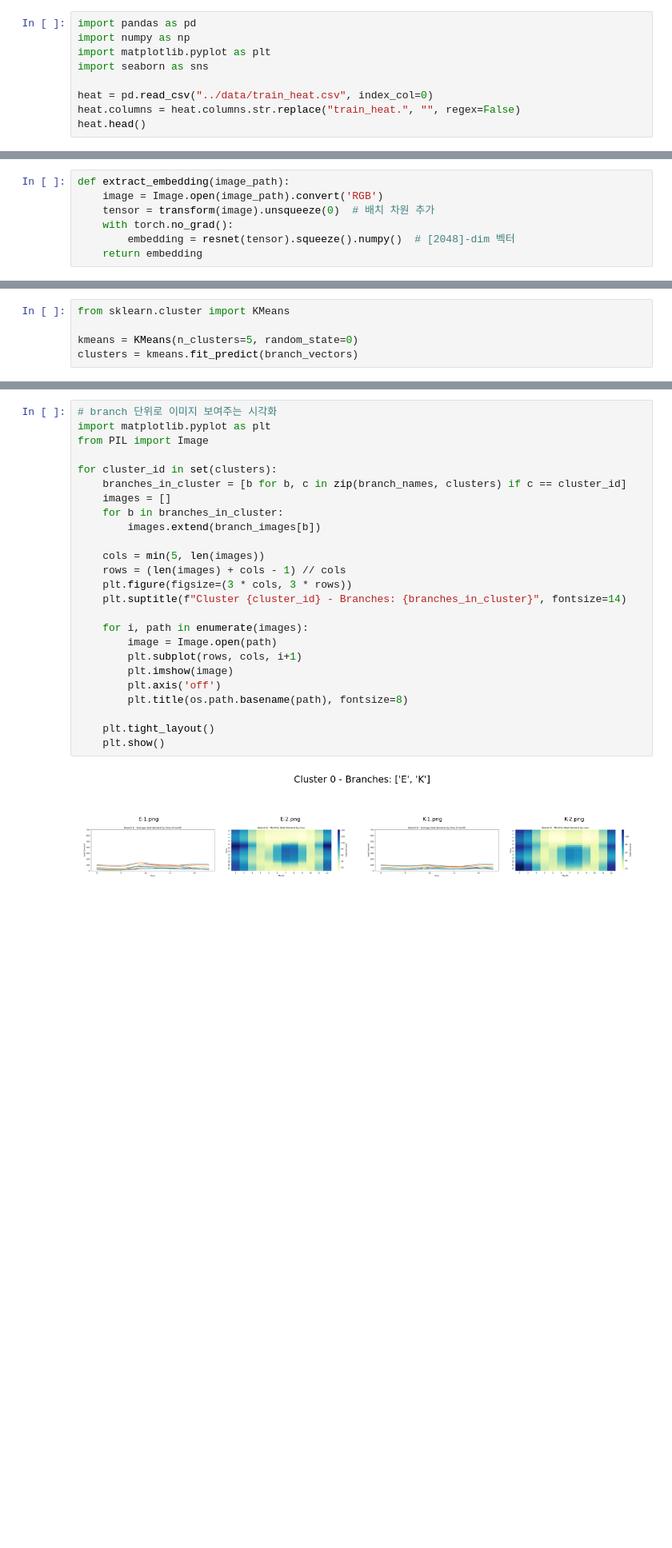
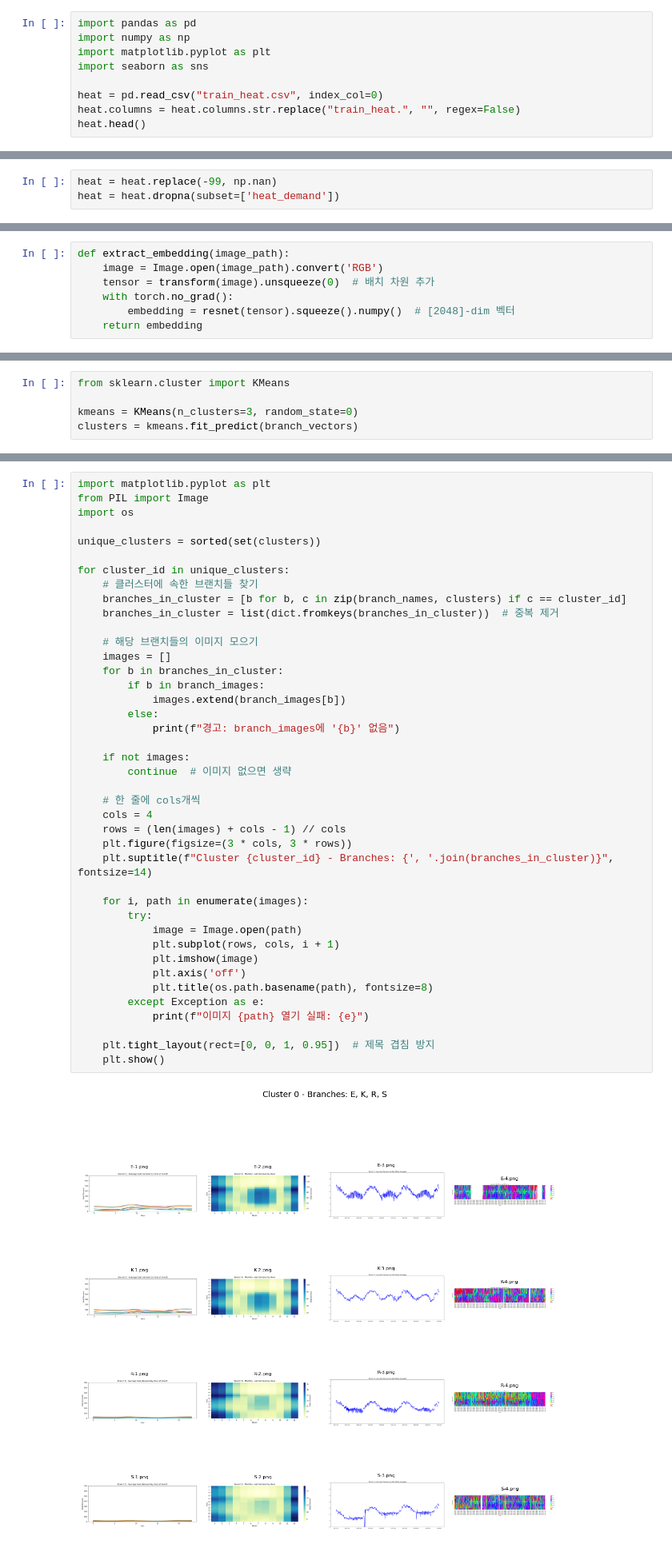
Before and after one commit to CheckNanbang/2025-weather-data-contest, a Jupyter notebook: EDA/Image_clustering.ipynb, the cells around one changed output, grey strips where cells are left out. Shown at 80% size. Drawn from its saved outputs; the diff is of its cells as text; blank space fills up the shorter version.

```diff
--- a/EDA/Image_clustering.ipynb
+++ b/EDA/Image_clustering.ipynb
@@ -6,6 +6,6 @@ import numpy as np
 import matplotlib.pyplot as plt
 import seaborn as sns
 
-heat = pd.read_csv("../data/train_heat.csv", index_col=0)
+heat = pd.read_csv("train_heat.csv", index_col=0)
 heat.columns = heat.columns.str.replace("train_heat.", "", regex=False)
 heat.head()
@@ -17,6 +24,9 @@ heat['year'] = heat['tm'].dt.year
 heat['month'] = heat['tm'].dt.month
 heat['day'] = heat['tm'].dt.day
 heat['hour'] = heat['tm'].dt.hour
+# %%
+heat = heat.replace(-99, np.nan)
+heat = heat.dropna(subset=['heat_demand'])
 # %%
 # 브랜치·월·시간별 평균 열수요 (라인플롯)
 import os
@@ -188,7 +319,7 @@ for branch, paths in branch_images.items():
 # %%
 from sklearn.cluster import KMeans
 
-kmeans = KMeans(n_clusters=5, random_state=0)
+kmeans = KMeans(n_clusters=3, random_state=0)
 clusters = kmeans.fit_predict(branch_vectors)
 # %%
 from sklearn.decomposition import PCA
@@ -267,29 +396,45 @@ for branch, cluster_id in zip(branch_names, clusters):
         dst = os.path.join(output_dir, f"cluster_{cluster_id}", os.path.basename(img_path))
         copyfile(img_path, dst)
 # %%
-# branch 단위로 이미지 보여주는 시각화
 import matplotlib.pyplot as plt
 from PIL import Image
+import os
 
-for cluster_id in set(clusters):
+unique_clusters = sorted(set(clusters))
+
+for cluster_id in unique_clusters:
+    # 클러스터에 속한 브랜치들 찾기
     branches_in_cluster = [b for b, c in zip(branch_names, clusters) if c == cluster_id]
+    branches_in_cluster = list(dict.fromkeys(branches_in_cluster))  # 중복 제거
+
+    # 해당 브랜치들의 이미지 모으기
     images = []
     for b in branches_in_cluster:
-        images.extend(branch_images[b])
+        if b in branch_images:
+            images.extend(branch_images[b])
+        else:
+            print(f"경고: branch_images에 '{b}' 없음")
 
-    cols = min(5, len(images))
+    if not images:
+        continue  # 이미지 없으면 생략
+
+    # 한 줄에 cols개씩
+    cols = 4
     rows = (len(images) + cols - 1) // cols
     plt.figure(figsize=(3 * cols, 3 * rows))
-    plt.suptitle(f"Cluster {cluster_id} - Branches: {branches_in_cluster}", fontsize=14)
+    plt.suptitle(f"Cluster {cluster_id} - Branches: {', '.join(branches_in_cluster)}", fontsize=14)
 
     for i, path in enumerate(images):
-        image = Image.open(path)
-        plt.subplot(rows, cols, i+1)
-        plt.imshow(image)
-        plt.axis('off')
-        plt.title(os.path.basename(path), fontsize=8)
+        try:
+            image = Image.open(path)
+            plt.subplot(rows, cols, i + 1)
+            plt.imshow(image)
+            plt.axis('off')
+            plt.title(os.path.basename(path), fontsize=8)
+        except Exception as e:
+            print(f"이미지 {path} 열기 실패: {e}")
 
-    plt.tight_layout()
+    plt.tight_layout(rect=[0, 0, 1, 0.95])  # 제목 겹침 방지
     plt.show()
 # %% [output]
-[figure, old version]
+[figure, new version]
```
Also changed, not shown: parts of 17 cells of this notebook.
